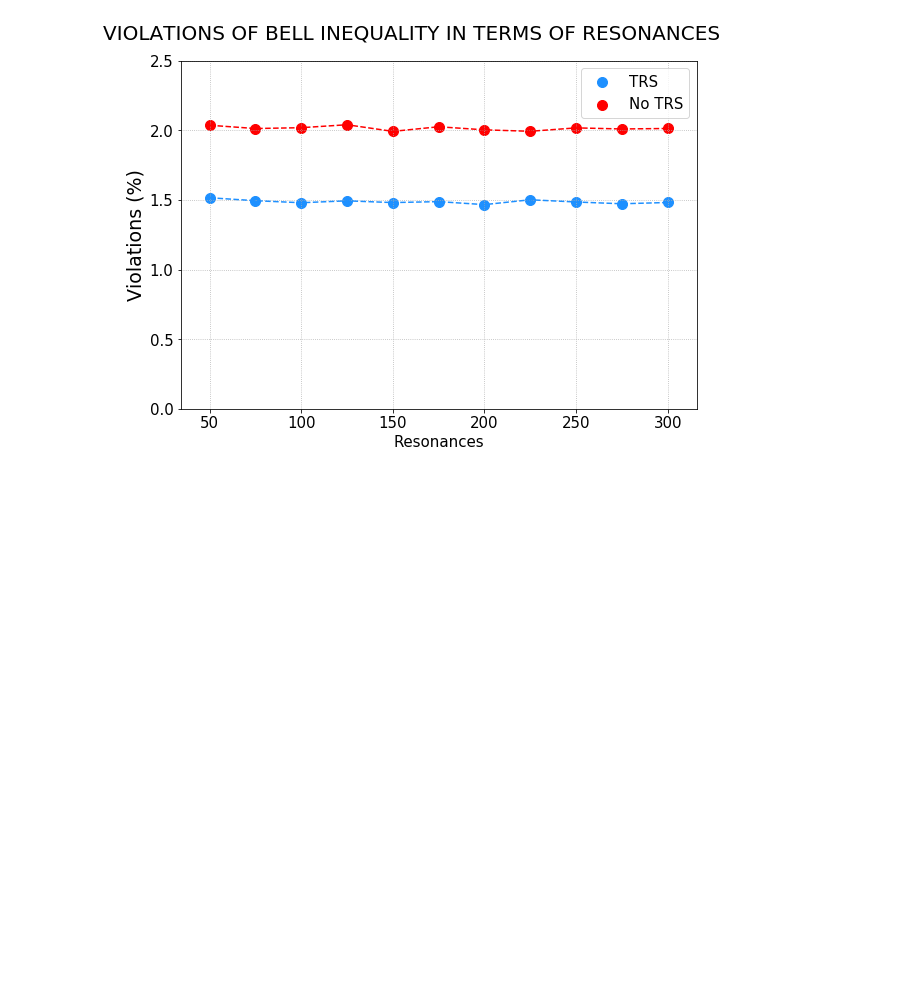
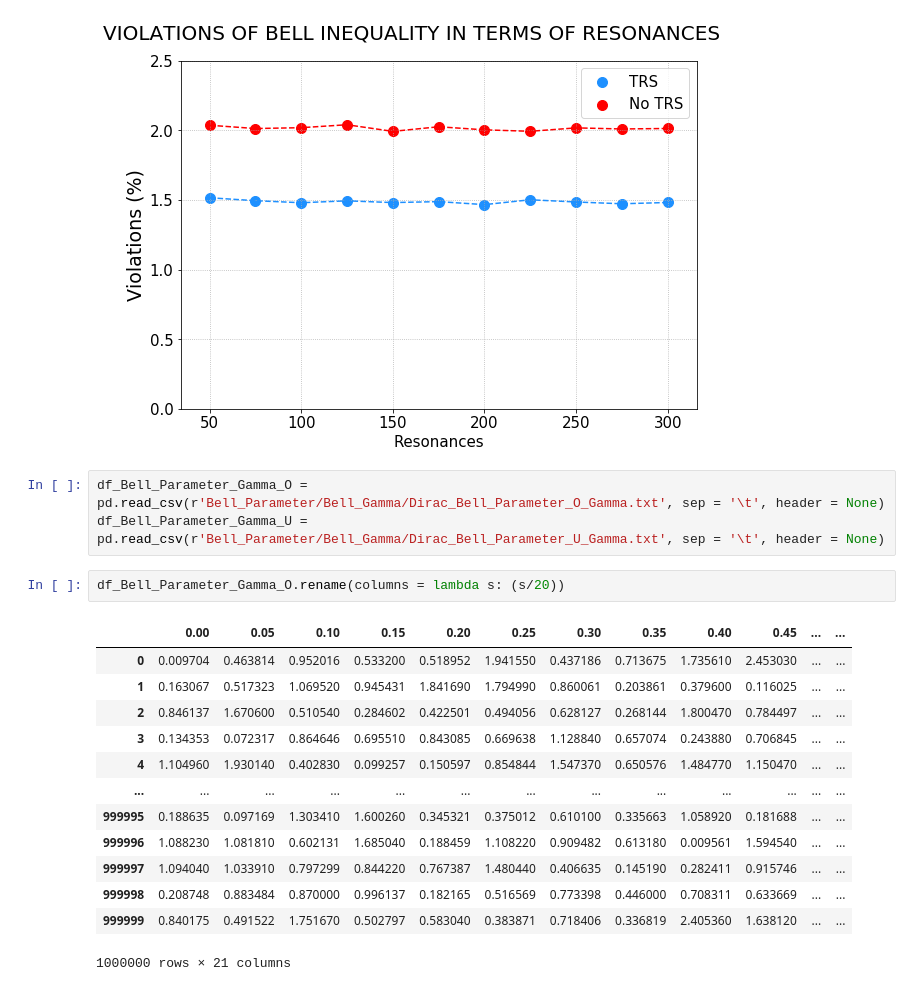
Before and after one commit to Rafffaelb/Dirac_Billiard, a Jupyter notebook: Chiral/Data_Analysis/Dirac_Bell_Parameter.ipynb, the cells around one changed output. Cells and saved outputs as stored; diff of their text form; blank space fills up the shorter version.

```diff
--- a/Chiral/Data_Analysis/Dirac_Bell_Parameter.ipynb
+++ b/Chiral/Data_Analysis/Dirac_Bell_Parameter.ipynb
@@ -134,3 +134,22 @@ axs.legend(fontsize = 15)
 # %% [output]
 <matplotlib.legend.Legend at 0x...>
 [figure]
+# %%
+df_Bell_Parameter_Gamma_O = pd.read_csv(r'Bell_Parameter/Bell_Gamma/Dirac_Bell_Parameter_O_Gamma.txt', sep = '\t', header = None)
+df_Bell_Parameter_Gamma_U = pd.read_csv(r'Bell_Parameter/Bell_Gamma/Dirac_Bell_Parameter_U_Gamma.txt', sep = '\t', header = None)
+# %%
+df_Bell_Parameter_Gamma_O.rename(columns = lambda s: (s/20))
+# %% [output]
+|  | 0.00 | 0.05 | 0.10 | 0.15 | 0.20 | 0.25 | 0.30 | 0.35 | 0.40 | 0.45 | ... | ... |
+| 0 | 0.009704 | 0.463814 | 0.952016 | 0.533200 | 0.518952 | 1.941550 | 0.437186 | 0.713675 | 1.735610 | 2.453030 | ... | ... |
+| 1 | 0.163067 | 0.517323 | 1.069520 | 0.945431 | 1.841690 | 1.794990 | 0.860061 | 0.203861 | 0.379600 | 0.116025 | ... | ... |
+| 2 | 0.846137 | 1.670600 | 0.510540 | 0.284602 | 0.422501 | 0.494056 | 0.628127 | 0.268144 | 1.800470 | 0.784497 | ... | ... |
+| 3 | 0.134353 | 0.072317 | 0.864646 | 0.695510 | 0.843085 | 0.669638 | 1.128840 | 0.657074 | 0.243880 | 0.706845 | ... | ... |
+| 4 | 1.104960 | 1.930140 | 0.402830 | 0.099257 | 0.150597 | 0.854844 | 1.547370 | 0.650576 | 1.484770 | 1.150470 | ... | ... |
+| ... | ... | ... | ... | ... | ... | ... | ... | ... | ... | ... | ... | ... |
+| 999995 | 0.188635 | 0.097169 | 1.303410 | 1.600260 | 0.345321 | 0.375012 | 0.610100 | 0.335663 | 1.058920 | 0.181688 | ... | ... |
+| 999996 | 1.088230 | 1.081810 | 0.602131 | 1.685040 | 0.188459 | 1.108220 | 0.909482 | 0.613180 | 0.009561 | 1.594540 | ... | ... |
+| 999997 | 1.094040 | 1.033910 | 0.797299 | 0.844220 | 0.767387 | 1.480440 | 0.406635 | 0.145190 | 0.282411 | 0.915746 | ... | ... |
+| 999998 | 0.208748 | 0.883484 | 0.870000 | 0.996137 | 0.182165 | 0.516569 | 0.773398 | 0.446000 | 0.708311 | 0.633669 | ... | ... |
+| 999999 | 0.840175 | 0.491522 | 1.751670 | 0.502797 | 0.583040 | 0.383871 | 0.718406 | 0.336819 | 2.405360 | 1.638120 | ... | ... |
+1000000 rows × 21 columns
```
Also changed, not shown: parts of 9 cells of this notebook, 14 other files.
